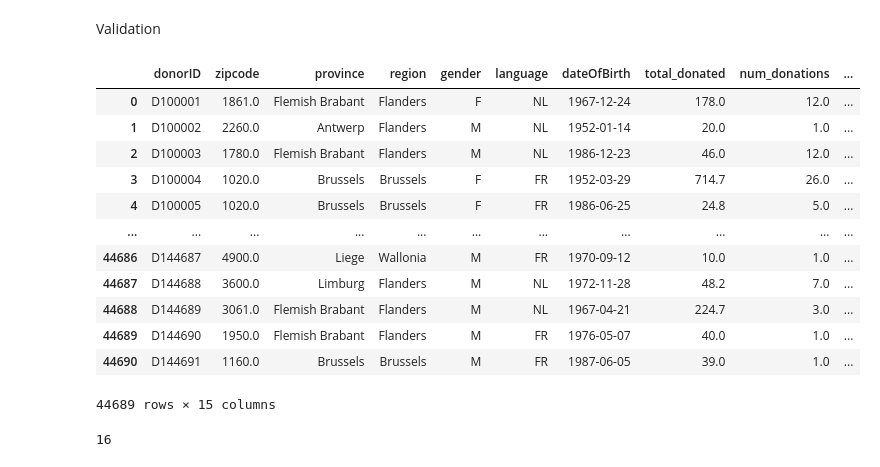
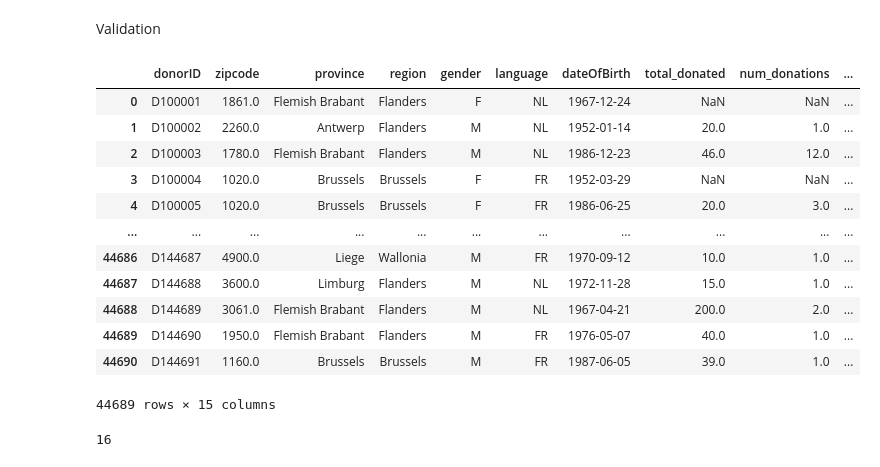
Before and after one commit to LeZM/python-predictive-group-project, a Jupyter notebook: notebooks/EDA_sebastian.ipynb, the cells around one changed output. Saved outputs shown, nothing was run; the diff lists cells and outputs as text; code cells hidden in the pictures.

```diff
--- a/notebooks/EDA_sebastian.ipynb
+++ b/notebooks/EDA_sebastian.ipynb
@@ -529,41 +604,41 @@ Validation
 # %%
 #Total donated
 
 validation_x = donors.copy()
 temp = pd.DataFrame()
-temp['total_donated'] = gifts[gifts['gift_date'] <= rd2].groupby('donorID')['amount'].sum()
+temp['total_donated'] = gifts[(gifts['gift_date'] <= rd2) & (gifts['gift_date'] >= '2014-06-18')].groupby('donorID')['amount'].sum()
 
 #quantity
-temp['num_donations'] = gifts[gifts['gift_date'] <= rd2].groupby('donorID')['amount'].count()
+temp['num_donations'] = gifts[(gifts['gift_date'] <= rd2)& (gifts['gift_date'] >= '2014-06-18')].groupby('donorID')['amount'].count()
 
 #Total donated outside campaign
-temp['donated_outs_camp'] = gifts[(gifts['gift_date'] <= rd2) & (gifts['outside_campaign'] == 1)].groupby('donorID')['amount'].sum()
-temp['num_outs_camp'] = gifts[(gifts['gift_date'] <= rd2) & (gifts['outside_campaign'] == 1)].groupby('donorID')['amount'].count()
+temp['donated_outs_camp'] = gifts[(gifts['gift_date'] <= rd2) & (gifts['outside_campaign'] >= 1) & (gifts['gift_date'] >= '2014-06-18')].groupby('donorID')['amount'].sum()
+temp['num_outs_camp'] = gifts[(gifts['gift_date'] <= rd2) & (gifts['outside_campaign'] >= 1) & (gifts['gift_date'] >= '2014-06-18')].groupby('donorID')['amount'].count()
 
 #Total donated inside campaign
-temp['donated_ins_camp'] = gifts[(gifts['gift_date'] <= rd2) & (gifts['outside_campaign'] == 0)].groupby('donorID')['amount'].sum()
-temp['num_ins_camp'] = gifts[(gifts['gift_date'] <= rd2) & (gifts['outside_campaign'] == 0)].groupby('donorID')['amount'].count()
+temp['donated_ins_camp'] = gifts[(gifts['gift_date'] <= rd2) & (gifts['outside_campaign'] == 0) & (gifts['gift_date'] >= '2014-06-18')].groupby('donorID')['amount'].sum()
+temp['num_ins_camp'] = gifts[(gifts['gift_date'] <= rd2) & (gifts['outside_campaign'] == 0) & (gifts['gift_date'] >= '2014-06-18')].groupby('donorID')['amount'].count()
 
 #Max donated
-temp['max_donated'] = gifts[gifts['gift_date'] <= rd2].groupby('donorID')['amount'].max()
+temp['max_donated'] = gifts[(gifts['gift_date'] <= rd2) & (gifts['gift_date'] >= '2014-06-18')].groupby('donorID')['amount'].max()
 
 #Last donated
 temp['last_time_donated(days)'] = (rd2 - gifts[gifts['gift_date'] <= rd2].groupby('donorID')['gift_date'].max()).dt.days
 
 #Merge
 validation_x = validation_x.merge(temp, how = 'left', left_on= 'donorID', right_index= True)
 validation_x
 # %% [output]
 |  | donorID | zipcode | province | region | gender | language | dateOfBirth | total_donated | num_donations | ... |
-| 0 | D100001 | 1861.0 | Flemish Brabant | Flanders | F | NL | 1967-12-24 | 178.0 | 12.0 | ... |
+| 0 | D100001 | 1861.0 | Flemish Brabant | Flanders | F | NL | 1967-12-24 | NaN | NaN | ... |
 | 1 | D100002 | 2260.0 | Antwerp | Flanders | M | NL | 1952-01-14 | 20.0 | 1.0 | ... |
 | 2 | D100003 | 1780.0 | Flemish Brabant | Flanders | M | NL | 1986-12-23 | 46.0 | 12.0 | ... |
-| 3 | D100004 | 1020.0 | Brussels | Brussels | F | FR | 1952-03-29 | 714.7 | 26.0 | ... |
-| 4 | D100005 | 1020.0 | Brussels | Brussels | F | FR | 1986-06-25 | 24.8 | 5.0 | ... |
+| 3 | D100004 | 1020.0 | Brussels | Brussels | F | FR | 1952-03-29 | NaN | NaN | ... |
+| 4 | D100005 | 1020.0 | Brussels | Brussels | F | FR | 1986-06-25 | 20.0 | 3.0 | ... |
 | ... | ... | ... | ... | ... | ... | ... | ... | ... | ... | ... |
 | 44686 | D144687 | 4900.0 | Liege | Wallonia | M | FR | 1970-09-12 | 10.0 | 1.0 | ... |
-| 44687 | D144688 | 3600.0 | Limburg | Flanders | M | NL | 1972-11-28 | 48.2 | 7.0 | ... |
-| 44688 | D144689 | 3061.0 | Flemish Brabant | Flanders | M | NL | 1967-04-21 | 224.7 | 3.0 | ... |
+| 44687 | D144688 | 3600.0 | Limburg | Flanders | M | NL | 1972-11-28 | 15.0 | 1.0 | ... |
+| 44688 | D144689 | 3061.0 | Flemish Brabant | Flanders | M | NL | 1967-04-21 | 200.0 | 2.0 | ... |
 | 44689 | D144690 | 1950.0 | Flemish Brabant | Flanders | M | FR | 1976-05-07 | 40.0 | 1.0 | ... |
 | 44690 | D144691 | 1160.0 | Brussels | Brussels | M | FR | 1987-06-05 | 39.0 | 1.0 | ... |
 44689 rows × 15 columns
```
Also changed, not shown: parts of 31 cells of this notebook, 1 other file.
